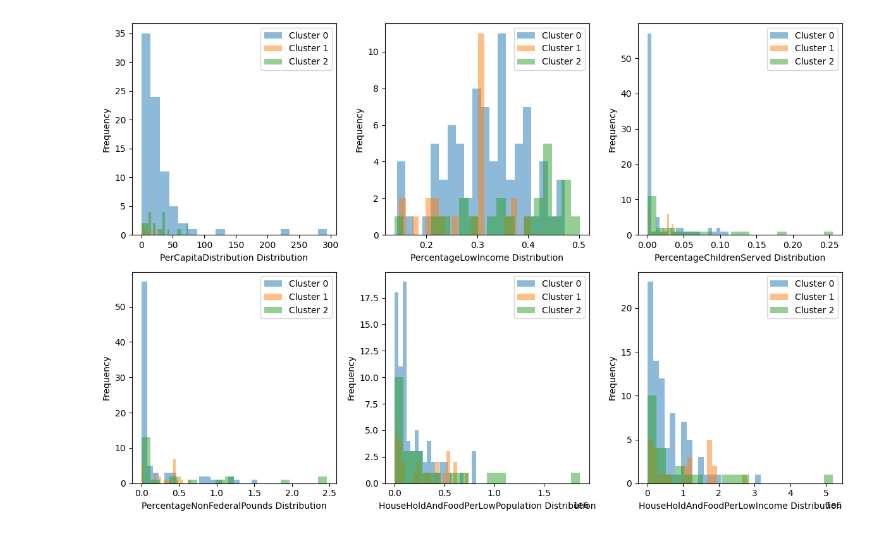
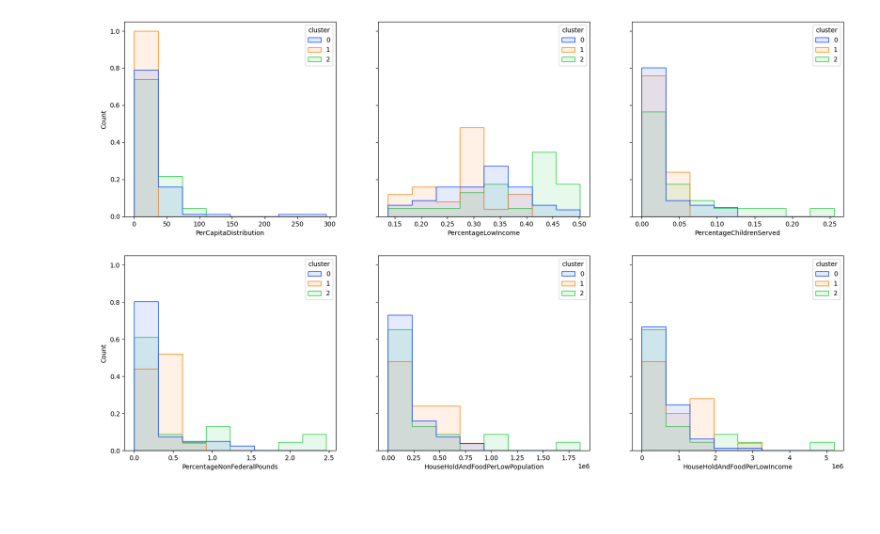
Before and after one commit to ericwhamilton1/gradient-descent-into-madness, a Jupyter notebook: more_metrics_experiment.ipynb, the cells around one changed output. Cells and saved outputs as stored; diff of their text form; code cells hidden in the pictures; blank space fills up the shorter version.

Commit message:
Update plotting logic to align w umap

```diff
--- a/more_metrics_experiment.ipynb
+++ b/more_metrics_experiment.ipynb
@@ -63,30 +63,17 @@ metrics_to_try = [
     ('HouseHoldAndFoodPerLowPopulation', df['Households Served'] * df['Pounds of Food Distributed'] / df['Pop2010']),
     ('HouseHoldAndFoodPerLowIncome', df['Households Served'] * df['Pounds of Food Distributed'] / df['TractLOWI']),
 ]
-# %%
-# Visualize the clusters using scatter plots
-nrows = (len(metrics_to_try) + 2) // 3
-ncols = 3
-index = 1
-
-plt.figure(figsize=(12, 4*nrows))
-
-def plot_metric(metric):
-    global index
-    plt.subplot(nrows, ncols, index)
-    index += 1
-    for cluster in range(3):
-        cluster_data = df[df['cluster'] == cluster]
-        plt.hist(cluster_data[metric], bins=20, alpha=0.5, label=f'Cluster {cluster}', stacked=True)
-    plt.xlabel(f'{metric} Distribution')
-    plt.ylabel('Frequency')
-    plt.legend()
-
-for metric, column in metrics_to_try:
-    df[metric] = column
-    plot_metric(metric)
-
-plt.tight_layout()
-plt.show()
-# %% [output]
-[figure, removed]
+# %%
+fig, axs = plt.subplots(nrows, ncols, figsize=(20, 12), sharey=True)
+
+for i, (feature, _) in enumerate(metrics_to_try):
+    ax = axs[i // 3][i % 3]
+    hist = sns.histplot(
+        data=df, x=feature, bins=8, hue='cluster', ax=ax,
+        element='step', palette='bright', weights='weights', alpha=0.1
+    )
+    # scatter.legend_.set_title(None)
+
+plt.show()
+# %% [output]
+[figure, added]
```
Also changed, not shown: parts of 1 cell of this notebook.
